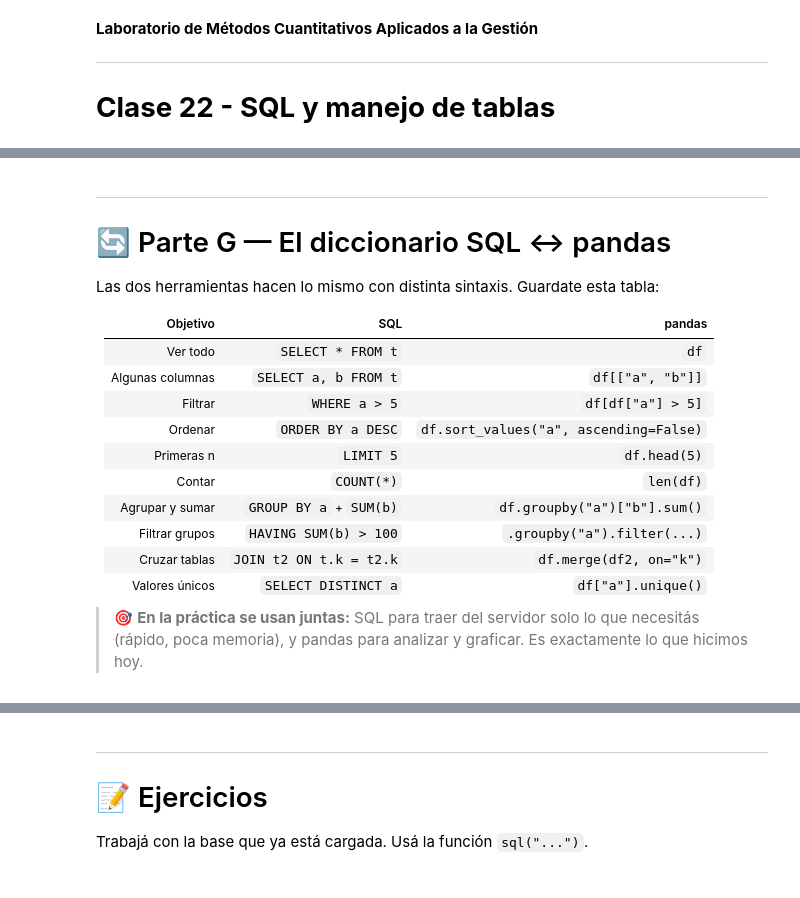
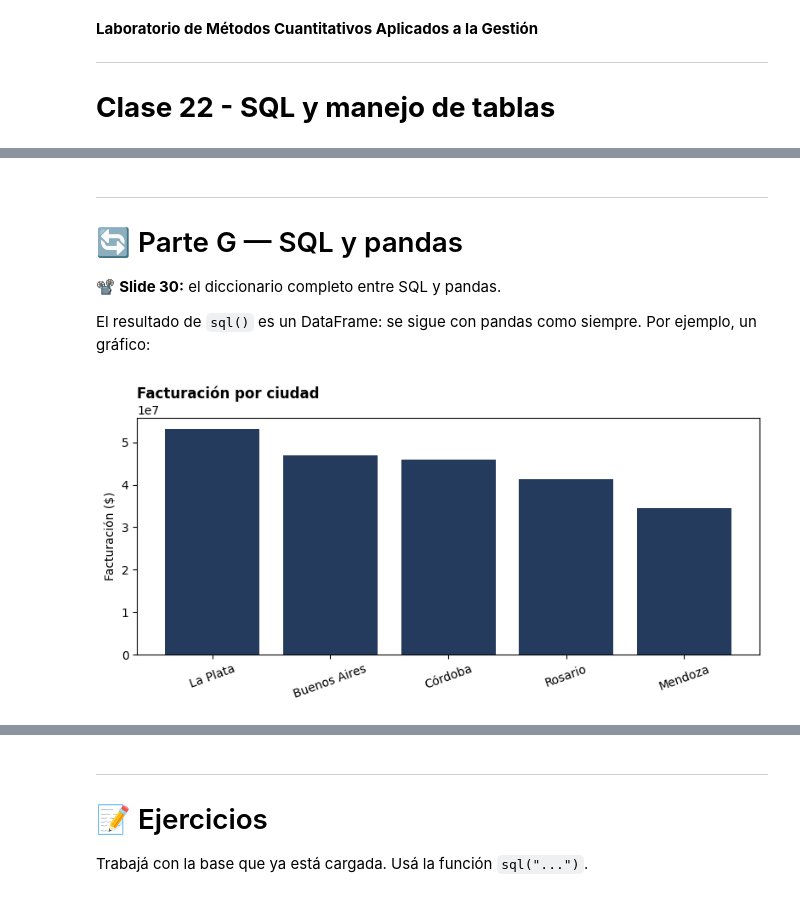
Before and after one commit to Datso653/Laboratorio-de-metodos-Cuantitativos-Aplicados-a-la-gestion, a Jupyter notebook: notebooks/22_SQL_y_manejo_de_tablas.ipynb, the cells around one changed output, grey strips where cells are left out. Drawn from its saved outputs; the diff is of its cells as text; code cells hidden in the pictures.

```diff
--- a/notebooks/22_SQL_y_manejo_de_tablas.ipynb
+++ b/notebooks/22_SQL_y_manejo_de_tablas.ipynb
@@ -103,0 +84,18 @@ ventas.head(3)
+# %%
+# 1) Una venta de un producto que NO está en el catálogo, y sin ciudad cargada
+venta_rara = pd.DataFrame({
+    "Fecha":           ["2024-07-15"],
+    "Producto":        ["Parlante"],     # este producto no está en la tabla productos
+    "Vendedor":        ["Sofía"],
+    "Ciudad":          [None],          # None = dato faltante
+    "Cantidad":        [4],
+    "Precio_Unitario": [62000],
+})
+venta_rara["Total"] = venta_rara["Cantidad"] * venta_rara["Precio_Unitario"]    # calculamos el total, como antes
+ventas = pd.concat([ventas, venta_rara], ignore_index=True)   # concat: pega la fila nueva debajo de las otras
+
+# 2) Un vendedor nuevo, que todavía no vendió nada
+nuevo = pd.DataFrame({"Vendedor": ["Tomás"], "Sucursal": ["Sur"], "Antiguedad": [0]})
+vendedores = pd.concat([vendedores, nuevo], ignore_index=True)
+
+print("ventas:", ventas.shape, "| vendedores:", vendedores.shape)    # ahora hay una fila más en cada tabla
@@ -474,23 +568,28 @@ plt.show()
 # %% [markdown]
 ---
-# 🔄 Parte G — El diccionario SQL ↔ pandas
+# 🔄 Parte G — SQL y pandas
 
-Las dos herramientas hacen lo mismo con distinta sintaxis. Guardate esta tabla:
+📽️ **Slide 30:** el diccionario completo entre SQL y pandas.
 
-| Objetivo | SQL | pandas |
-|---|---|---|
-| Ver todo | `SELECT * FROM t` | `df` |
-| Algunas columnas | `SELECT a, b FROM t` | `df[["a", "b"]]` |
-| Filtrar | `WHERE a > 5` | `df[df["a"] > 5]` |
-| Ordenar | `ORDER BY a DESC` | `df.sort_values("a", ascending=False)` |
-| Primeras n | `LIMIT 5` | `df.head(5)` |
-| Contar | `COUNT(*)` | `len(df)` |
-| Agrupar y sumar | `GROUP BY a` + `SUM(b)` | `df.groupby("a")["b"].sum()` |
-| Filtrar grupos | `HAVING SUM(b) > 100` | `.groupby("a").filter(...)` |
-| Cruzar tablas | `JOIN t2 ON t.k = t2.k` | `df.merge(df2, on="k")` |
-| Valores únicos | `SELECT DISTINCT a` | `df["a"].unique()` |
-
-> 🎯 **En la práctica se usan juntas:** SQL para traer del servidor solo lo que necesitás
-> (rápido, poca memoria), y pandas para analizar y graficar. Es exactamente lo que hicimos hoy.
+El resultado de `sql()` es un DataFrame: se sigue con pandas como siempre. Por ejemplo, un gráfico:
+# %%
+# El resultado de sql() es un DataFrame de pandas → se grafica como cualquier otro
+datos = sql("""
+    SELECT Ciudad, SUM(Total) AS facturacion
+    FROM ventas
+    WHERE Ciudad IS NOT NULL      -- sacamos la venta sin ciudad
+    GROUP BY Ciudad
+    ORDER BY facturacion DESC
+""")
+
+fig, ax = plt.subplots(figsize=(8, 4))                  # creamos el gráfico (figsize: ancho y alto en pulgadas)
+ax.bar(datos["Ciudad"], datos["facturacion"], color="#243b5e")   # barras: una por ciudad
+ax.set_title("Facturación por ciudad", loc="left", fontweight="bold")
+ax.set_ylabel("Facturación ($)")
+plt.xticks(rotation=20)        # inclinamos los nombres de las ciudades para que no se pisen
+plt.tight_layout()             # acomoda los márgenes
+plt.show()
+# %% [output]
+[figure, added]
 # %% [markdown]
 ---
```
Also changed, not shown: parts of 112 cells of this notebook.
